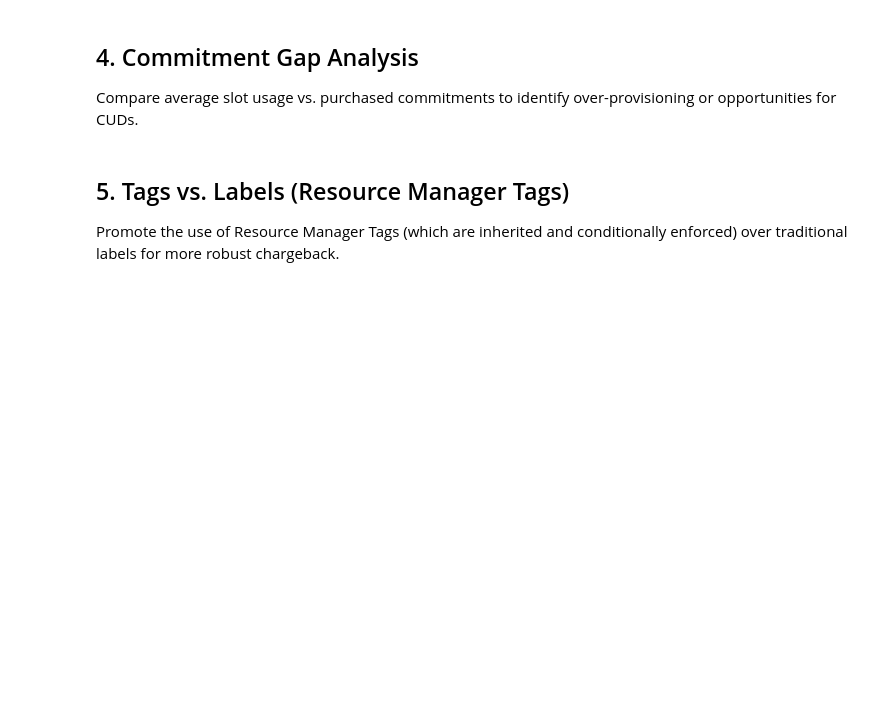
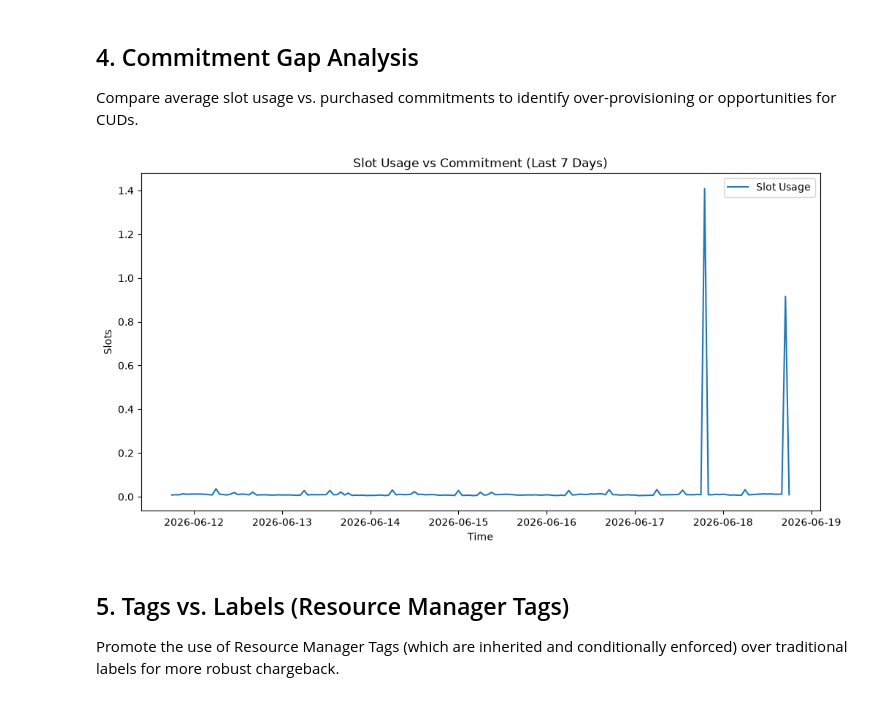
Before and after one commit to ricardolui/bigquery-best-practices-checklist, a Jupyter notebook: 05_finops/05_finops.ipynb, the cells around one changed output. Drawn from its saved outputs; the diff is of its cells as text; code cells hidden in the pictures; blank space fills up the shorter version.

```diff
--- a/05_finops/05_finops.ipynb
+++ b/05_finops/05_finops.ipynb
@@ -247,15 +279,19 @@ except Exception as e:
 # %%
 if not commitment_gap_df.empty:
     plt.figure(figsize=(12, 6))
     plt.plot(commitment_gap_df['usage_hour'], commitment_gap_df['slot_hours_used'], label='Slot Usage')
-    plt.axhline(y=commitment_gap_df['total_slots_committed'].iloc[0], color='r', linestyle='--', label='Committed Slots')
+    val_committed = commitment_gap_df['total_slots_committed'].iloc[0]
+    if not pd.isna(val_committed):
+        plt.axhline(y=val_committed, color='r', linestyle='--', label='Committed Slots')
     plt.title('Slot Usage vs Commitment (Last 7 Days)')
     plt.xlabel('Time')
     plt.ylabel('Slots')
     plt.legend()
     plt.show()
 else:
     print("No usage data found for commitment gap analysis.")
+# %% [output]
+[figure, added]
 # %% [markdown]
 ## 5. Tags vs. Labels (Resource Manager Tags)
 Promote the use of Resource Manager Tags (which are inherited and conditionally enforced) over traditional labels for more robust chargeback.
```
Also changed, not shown: parts of 12 cells of this notebook, 9 other files.
